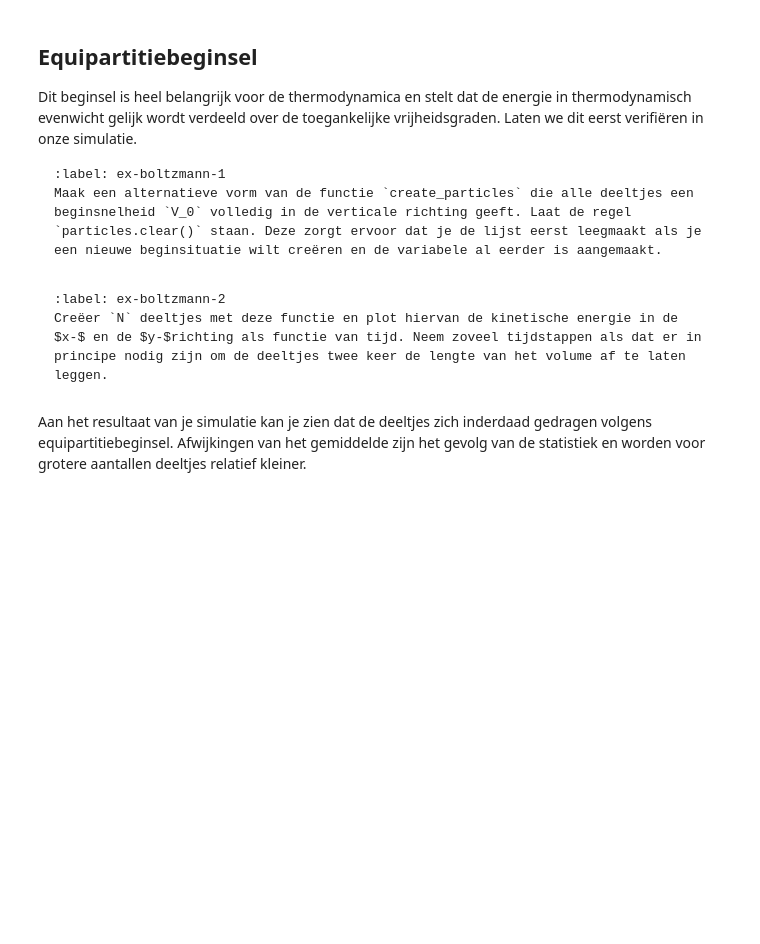
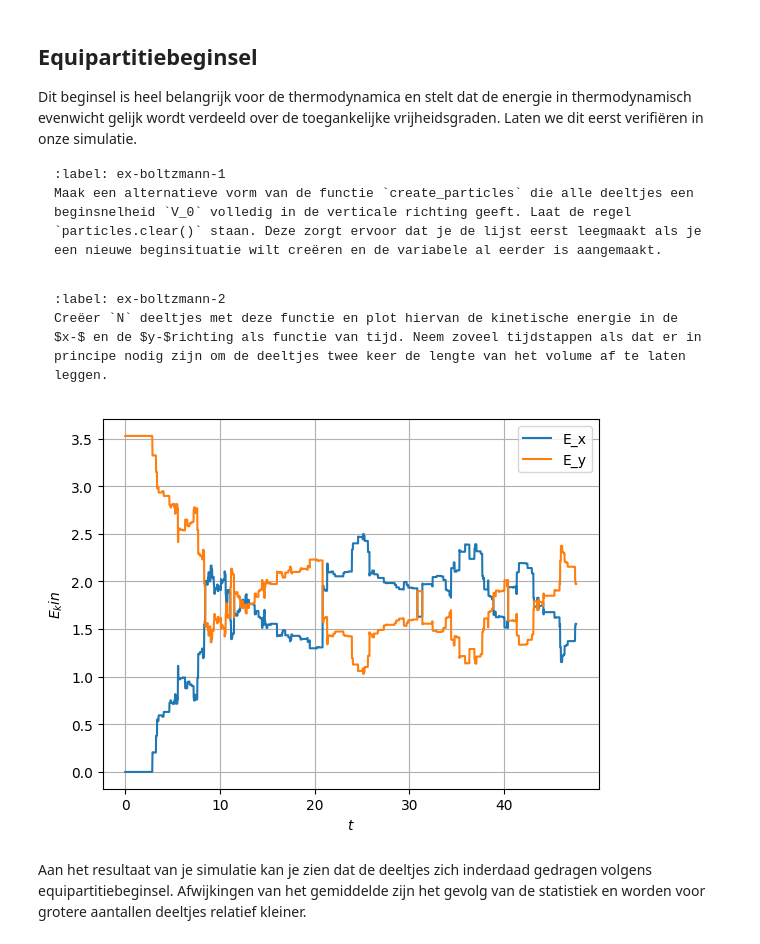
Before and after one commit to Roosmarijnkos/104, a Jupyter notebook: Content/PySim/6_boltzmann.ipynb, the cells around one changed output. Drawn from its saved outputs; the diff is of its cells as text; code cells hidden in the pictures; blank space fills up the shorter version.

````diff
--- a/Content/PySim/6_boltzmann.ipynb
+++ b/Content/PySim/6_boltzmann.ipynb
@@ -172,8 +172,42 @@ def create_uniform_particles(particles):
 Creëer `N` deeltjes met deze functie en plot hiervan de kinetische energie in de $x-$ en de $y-$richting als functie van tijd. Neem zoveel tijdstappen als dat er in principe nodig zijn om de deeltjes twee keer de lengte van het volume af te laten leggen.
 ```
 # %%
+#your code/answer
+particles=[]
+create_uniform_particles(particles)
 
-#your code/answer
+L=BOX_SIZE_0
+t_max=2*L/V_0
+num_steps=int(t_max/DT)
+
+time=[]
+E_x =[]
+E_y=[]
+
+for step in range(num_steps):
+    take_time_step(particles)
+
+    Ex=0.0
+    Ey=0.0
+
+    for p in particles:
+        Ex += 0.5*p.m*p.v[0]**2
+        Ey+= 0.5*p.m*p.v[1]**2
+
+    time.append(step * DT)
+    E_x.append(Ex)
+    E_y.append(Ey)
+
+plt.figure()
+plt.plot(time,E_x,label='E_x')
+plt.plot(time, E_y, label='E_y')
+plt.xlabel('$t$')
+plt.ylabel('$E_kin$')
+plt.grid()
+plt.legend()
+plt.show()
+# %% [output]
+[figure, added]
 # %% [markdown]
 Aan het resultaat van je simulatie kan je zien dat de deeltjes zich inderdaad gedragen volgens equipartitiebeginsel. Afwijkingen van het gemiddelde zijn het gevolg van de statistiek en worden voor grotere aantallen deeltjes relatief kleiner.
 # %% [markdown]
````
Also changed, not shown: parts of 4 cells of this notebook.
